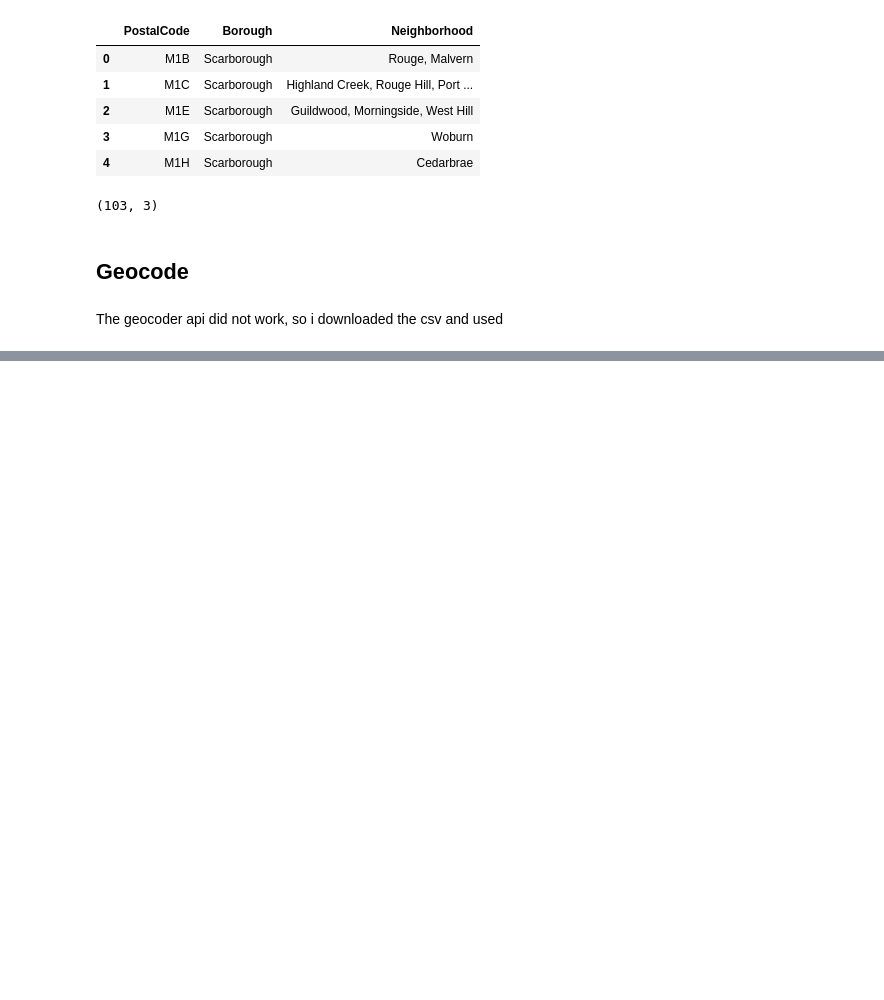
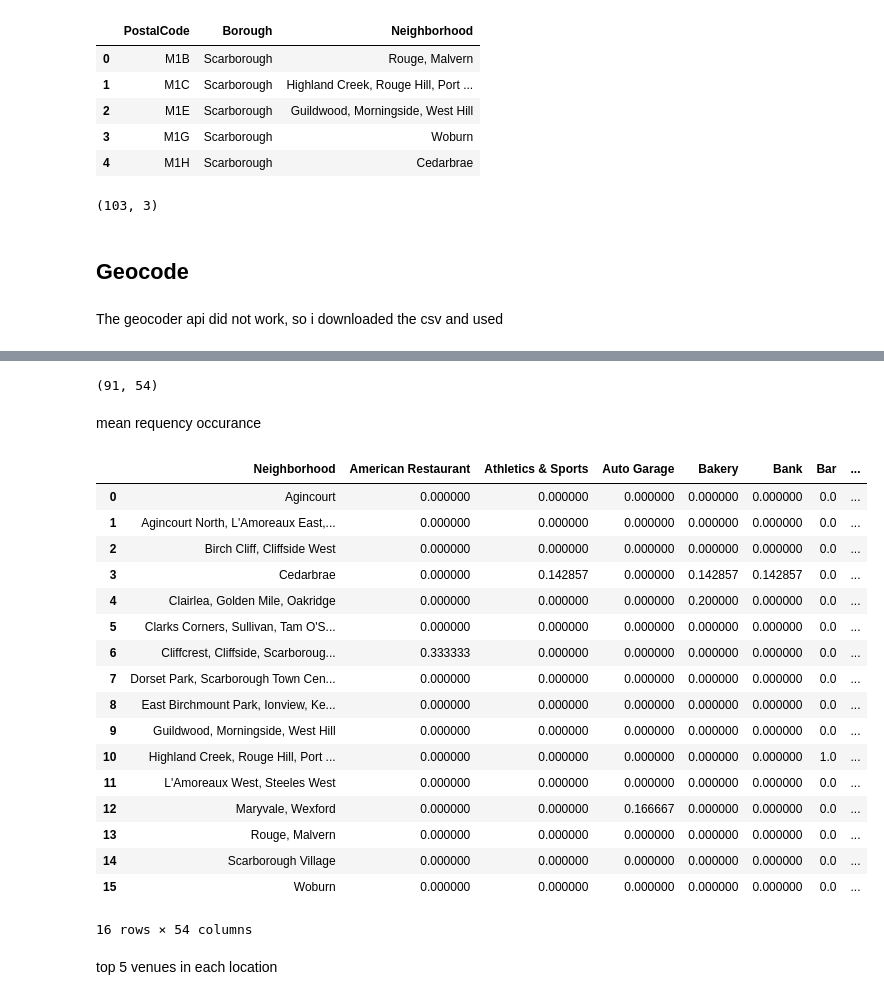
Before and after one commit to aounlutfi/Coursera_Capstone, a Jupyter notebook: scrapping_and_clustering.ipynb, the cells around one changed output, grey strips where cells are left out. Cells and saved outputs as stored; diff of their text form; code cells hidden in the pictures; blank space fills up the shorter version.

```diff
--- a/scrapping_and_clustering.ipynb
+++ b/scrapping_and_clustering.ipynb
@@ -108,0 +152,8 @@ df.head()
+# %%
+address = BOROUGH + ', Toronto'
+
+geolocator = Nominatim(user_agent="ny_explorer")
+location = geolocator.geocode(address)
+latitude = location.latitude
+longitude = location.longitude
+print('The geograpical coordinate of {} are {}, {}.'.format(BOROUGH, latitude, longitude))
@@ -108,0 +186,10 @@ df.head()
+# %%
+import json
+import requests
+
+credentials = json.load(open('foursquare.json'))
+
+CLIENT_ID = credentials['clientID'] # your Foursquare ID
+CLIENT_SECRET = credentials['clientSecret'] # your Foursquare Secret
+VERSION = '20180605' # Foursquare API version
+LIMIT = 100
@@ -108,0 +238,4 @@ df.head()
+# %%
+borough_venues = getNearbyVenues(names=borough_data['Neighborhood'],
+                                   latitudes=borough_data['Latitude'],
+                                   longitudes=borough_data['Longitude'])
@@ -108,0 +298,12 @@ df.head()
+# %%
+# one hot encoding
+borough_onehot = pd.get_dummies(borough_venues[['Venue Category']], prefix="", prefix_sep="")
+
+# add neighborhood column back to dataframe
+borough_onehot['Neighborhood'] = borough_venues['Neighborhood']
+
+# move neighborhood column to the first column
+fixed_columns = [borough_onehot.columns[-1]] + list(borough_onehot.columns[:-1])
+borough_onehot = borough_onehot[fixed_columns]
+
+borough_onehot.head()
@@ -108,0 +318,30 @@ df.head()
+# %%
+borough_onehot.shape
+# %% [output]
+(91, 54)
+# %% [markdown]
+mean requency occurance
+# %%
+borough_grouped = borough_onehot.groupby('Neighborhood').mean().reset_index()
+borough_grouped
+# %% [output]
+|  | Neighborhood | American Restaurant | Athletics & Sports | Auto Garage | Bakery | Bank | Bar | ... |
+| 0 | Agincourt | 0.000000 | 0.000000 | 0.000000 | 0.000000 | 0.000000 | 0.0 | ... |
+| 1 | Agincourt North, L'Amoreaux East,... | 0.000000 | 0.000000 | 0.000000 | 0.000000 | 0.000000 | 0.0 | ... |
+| 2 | Birch Cliff, Cliffside West | 0.000000 | 0.000000 | 0.000000 | 0.000000 | 0.000000 | 0.0 | ... |
+| 3 | Cedarbrae | 0.000000 | 0.142857 | 0.000000 | 0.142857 | 0.142857 | 0.0 | ... |
+| 4 | Clairlea, Golden Mile, Oakridge | 0.000000 | 0.000000 | 0.000000 | 0.200000 | 0.000000 | 0.0 | ... |
+| 5 | Clarks Corners, Sullivan, Tam O'S... | 0.000000 | 0.000000 | 0.000000 | 0.000000 | 0.000000 | 0.0 | ... |
+| 6 | Cliffcrest, Cliffside, Scarboroug... | 0.333333 | 0.000000 | 0.000000 | 0.000000 | 0.000000 | 0.0 | ... |
+| 7 | Dorset Park, Scarborough Town Cen... | 0.000000 | 0.000000 | 0.000000 | 0.000000 | 0.000000 | 0.0 | ... |
+| 8 | East Birchmount Park, Ionview, Ke... | 0.000000 | 0.000000 | 0.000000 | 0.000000 | 0.000000 | 0.0 | ... |
+| 9 | Guildwood, Morningside, West Hill | 0.000000 | 0.000000 | 0.000000 | 0.000000 | 0.000000 | 0.0 | ... |
+| 10 | Highland Creek, Rouge Hill, Port ... | 0.000000 | 0.000000 | 0.000000 | 0.000000 | 0.000000 | 1.0 | ... |
+| 11 | L'Amoreaux West, Steeles West | 0.000000 | 0.000000 | 0.000000 | 0.000000 | 0.000000 | 0.0 | ... |
+| 12 | Maryvale, Wexford | 0.000000 | 0.000000 | 0.166667 | 0.000000 | 0.000000 | 0.0 | ... |
+| 13 | Rouge, Malvern | 0.000000 | 0.000000 | 0.000000 | 0.000000 | 0.000000 | 0.0 | ... |
+| 14 | Scarborough Village | 0.000000 | 0.000000 | 0.000000 | 0.000000 | 0.000000 | 0.0 | ... |
+| 15 | Woburn | 0.000000 | 0.000000 | 0.000000 | 0.000000 | 0.000000 | 0.0 | ... |
+16 rows × 54 columns
+# %% [markdown]
+top 5 venues in each location
```
Also changed, not shown: parts of 40 cells of this notebook, 1 other file.
